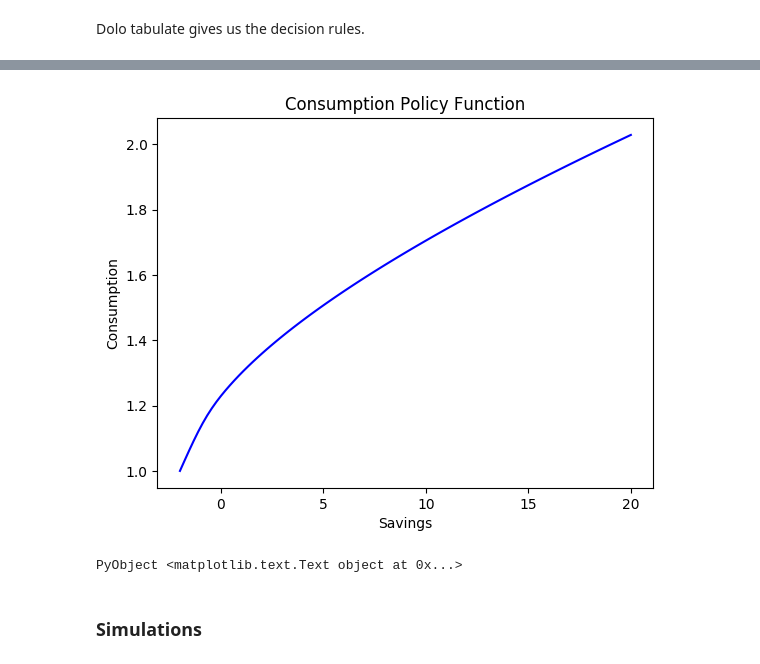
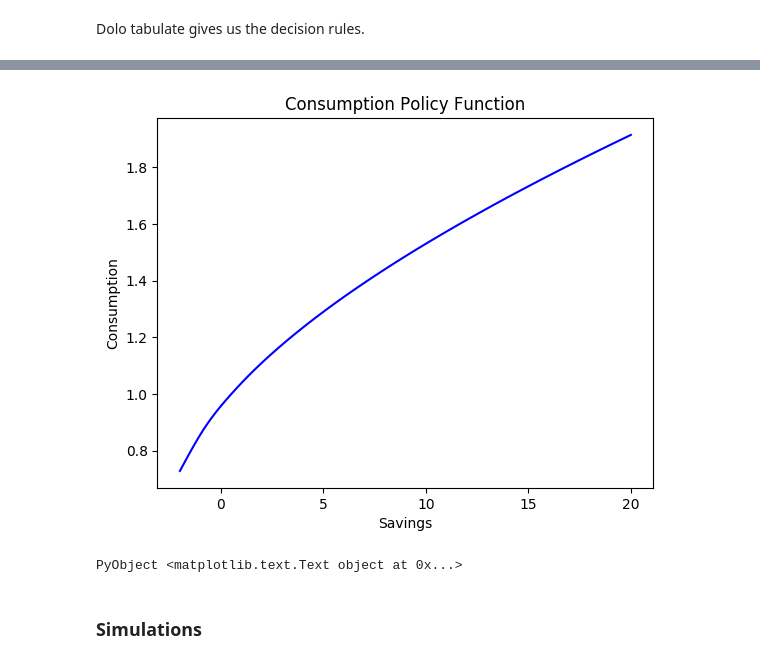
Before and after one commit to azheng25/OLG-Examples, a Jupyter notebook: Huggett1993.ipynb, the cells around one changed output, grey strips where cells are left out. Cells and saved outputs as stored; diff of their text form; code cells hidden in the pictures.

```diff
--- a/Huggett1993.ipynb
+++ b/Huggett1993.ipynb
@@ -68,16 +65,18 @@ And data, a 3×100 Array{Float64,2}:
 # %%
 # Plot the consumption policy function
 import PyPlot
 plt=PyPlot
-r=0.00002
+r=0.0001
 c=exp(drtab[Axis{:V}(:lny)])+drtab[:s]*r-drtab[Axis{:V}(:a)]
-
+# add plot of line where your wealth doesn't change between periods c+s(+1)=(1+r)s+y -->
+#no_wchange=exp(drtab[Axis{:V}(:lny)])+drtab[Axis{:V}(:s)]
 plt.plot(drtab[Axis{:V}(:s)],c, color="blue")
+#plt.plot(drtab[Axis{:V}(:s)],no_wchange,color="green")
 plt.xlabel("Savings")
 plt.ylabel("Consumption")
 plt.title("Consumption Policy Function")
 # %% [output]
-[figure, old version]
+[figure, new version]
 PyObject <matplotlib.text.Text object at 0x...>
 # %% [markdown]
 ### Simulations
```
Also changed, not shown: parts of 9 cells of this notebook, 1 other file.
